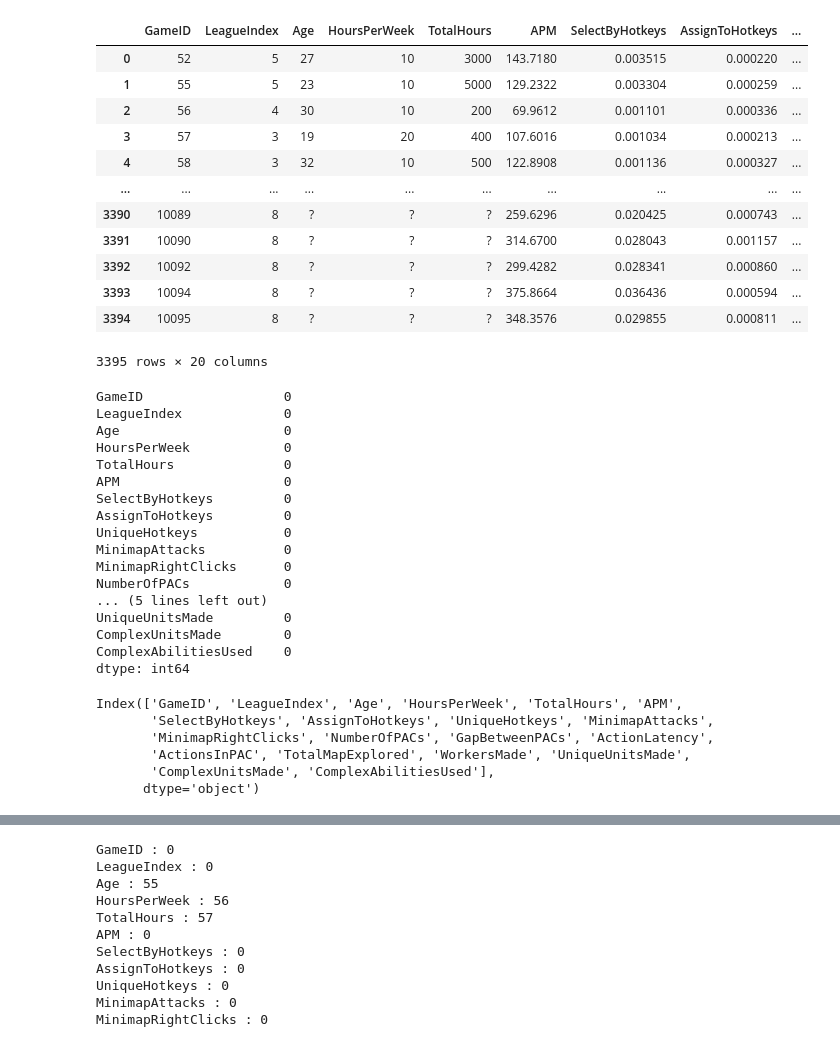
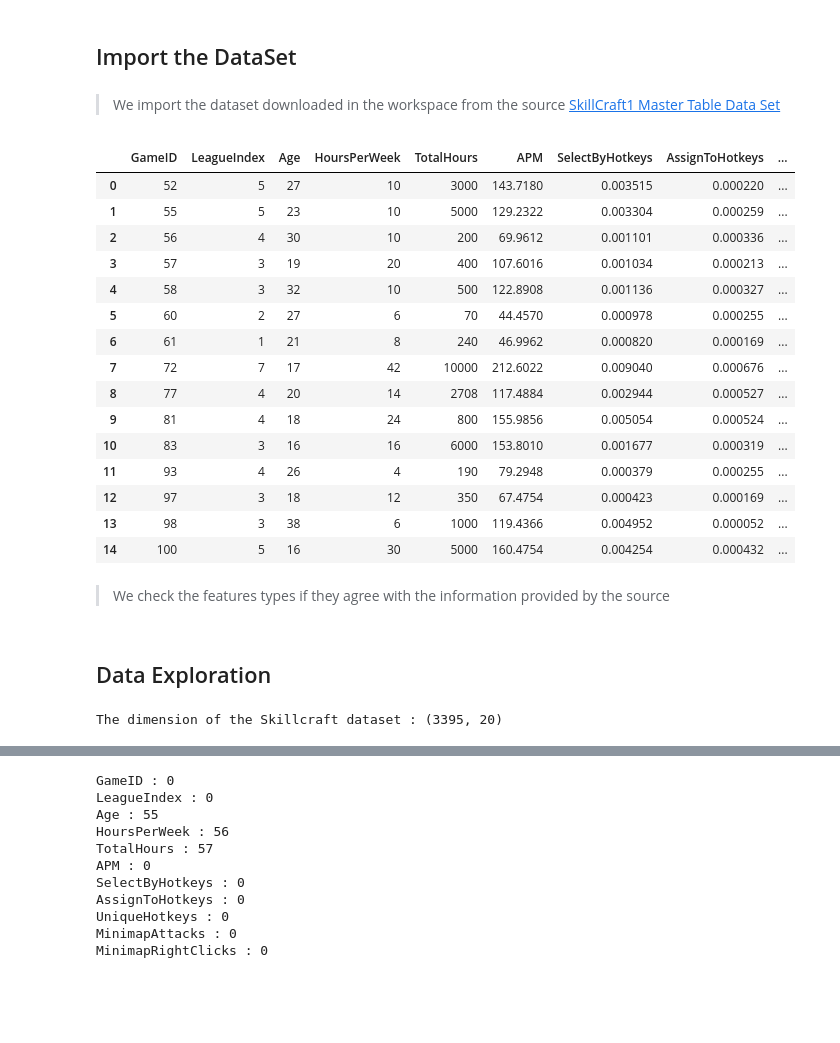
Before and after one commit to JohnyLn/Python_For_Data_Analysis_Skillcraft1, a Jupyter notebook: Skillcraft_Notebook.ipynb, the cells around one changed output, grey strips where cells are left out. Saved outputs shown, nothing was run; the diff lists cells and outputs as text; code cells hidden in the pictures; blank space fills up the shorter version.

```diff
--- a/Skillcraft_Notebook.ipynb
+++ b/Skillcraft_Notebook.ipynb
@@ -11,47 +101,32 @@ Autosaving every 60 seconds
+# %% [markdown]
+## Import the DataSet
+# %% [markdown]
+> We import the dataset downloaded in the workspace from the source [SkillCraft1 Master Table Data Set](http://archive.ics.uci.edu/ml/datasets/skillcraft1+master+table+dataset)
 # %%
 skillcraft =  pd.read_csv("dataset/SkillCraft1_Dataset.csv", sep = ",")
-skillcraft
+skillcraft.head(15)
 # %% [output]
 |  | GameID | LeagueIndex | Age | HoursPerWeek | TotalHours | APM | SelectByHotkeys | AssignToHotkeys | ... |
 | 0 | 52 | 5 | 27 | 10 | 3000 | 143.7180 | 0.003515 | 0.000220 | ... |
 | 1 | 55 | 5 | 23 | 10 | 5000 | 129.2322 | 0.003304 | 0.000259 | ... |
 | 2 | 56 | 4 | 30 | 10 | 200 | 69.9612 | 0.001101 | 0.000336 | ... |
 | 3 | 57 | 3 | 19 | 20 | 400 | 107.6016 | 0.001034 | 0.000213 | ... |
 | 4 | 58 | 3 | 32 | 10 | 500 | 122.8908 | 0.001136 | 0.000327 | ... |
-| ... | ... | ... | ... | ... | ... | ... | ... | ... | ... |
-| 3390 | 10089 | 8 | ? | ? | ? | 259.6296 | 0.020425 | 0.000743 | ... |
-| 3391 | 10090 | 8 | ? | ? | ? | 314.6700 | 0.028043 | 0.001157 | ... |
-| 3392 | 10092 | 8 | ? | ? | ? | 299.4282 | 0.028341 | 0.000860 | ... |
-| 3393 | 10094 | 8 | ? | ? | ? | 375.8664 | 0.036436 | 0.000594 | ... |
-| 3394 | 10095 | 8 | ? | ? | ? | 348.3576 | 0.029855 | 0.000811 | ... |
+| 5 | 60 | 2 | 27 | 6 | 70 | 44.4570 | 0.000978 | 0.000255 | ... |
+| 6 | 61 | 1 | 21 | 8 | 240 | 46.9962 | 0.000820 | 0.000169 | ... |
+| 7 | 72 | 7 | 17 | 42 | 10000 | 212.6022 | 0.009040 | 0.000676 | ... |
+| 8 | 77 | 4 | 20 | 14 | 2708 | 117.4884 | 0.002944 | 0.000527 | ... |
+| 9 | 81 | 4 | 18 | 24 | 800 | 155.9856 | 0.005054 | 0.000524 | ... |
+| 10 | 83 | 3 | 16 | 16 | 6000 | 153.8010 | 0.001677 | 0.000319 | ... |
+| 11 | 93 | 4 | 26 | 4 | 190 | 79.2948 | 0.000379 | 0.000255 | ... |
+| 12 | 97 | 3 | 18 | 12 | 350 | 67.4754 | 0.000423 | 0.000169 | ... |
+| 13 | 98 | 3 | 38 | 6 | 1000 | 119.4366 | 0.004952 | 0.000052 | ... |
+| 14 | 100 | 5 | 16 | 30 | 5000 | 160.4754 | 0.004254 | 0.000432 | ... |
-3395 rows × 20 columns
-# %%
-skillcraft.isnull().sum()
-# %% [output]
-GameID                  0
-LeagueIndex             0
-Age                     0
-HoursPerWeek            0
-TotalHours              0
-APM                     0
-SelectByHotkeys         0
-AssignToHotkeys         0
-UniqueHotkeys           0
-MinimapAttacks          0
-MinimapRightClicks      0
-NumberOfPACs            0
-... (5 lines left out)
-UniqueUnitsMade         0
-ComplexUnitsMade        0
-ComplexAbilitiesUsed    0
-dtype: int64
-# %%
-title = skillcraft.columns
-title
-# %% [output]
-Index(['GameID', 'LeagueIndex', 'Age', 'HoursPerWeek', 'TotalHours', 'APM',
-       'SelectByHotkeys', 'AssignToHotkeys', 'UniqueHotkeys', 'MinimapAttacks',
-       'MinimapRightClicks', 'NumberOfPACs', 'GapBetweenPACs', 'ActionLatency',
-       'ActionsInPAC', 'TotalMapExplored', 'WorkersMade', 'UniqueUnitsMade',
-       'ComplexUnitsMade', 'ComplexAbilitiesUsed'],
-      dtype='object')
+# %% [markdown]
+> We check the features types if they agree with the information provided by the source
+# %% [markdown]
+## Data Exploration
+# %%
+print(f"The dimension of the Skillcraft dataset : {skillcraft.shape}")
+# %% [output]
+The dimension of the Skillcraft dataset : (3395, 20)
```
Also changed, not shown: parts of 51 cells of this notebook, 1 other file.
